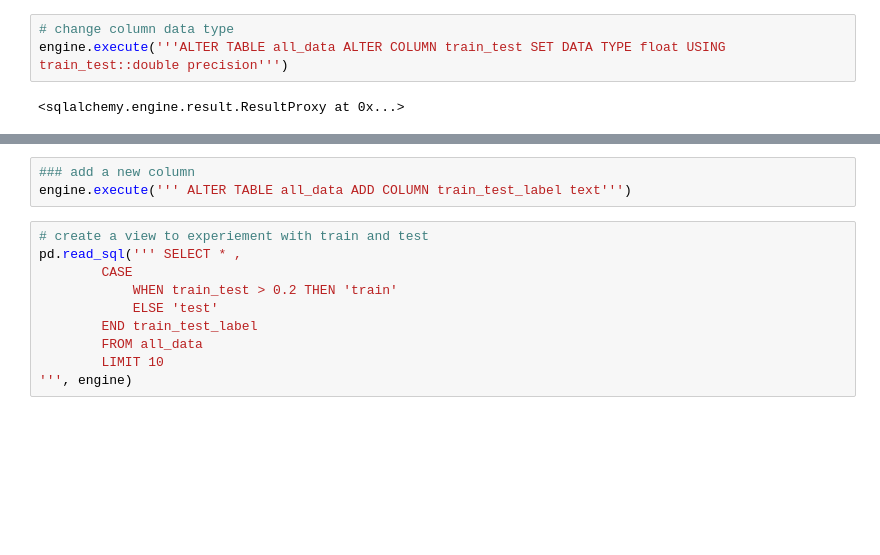
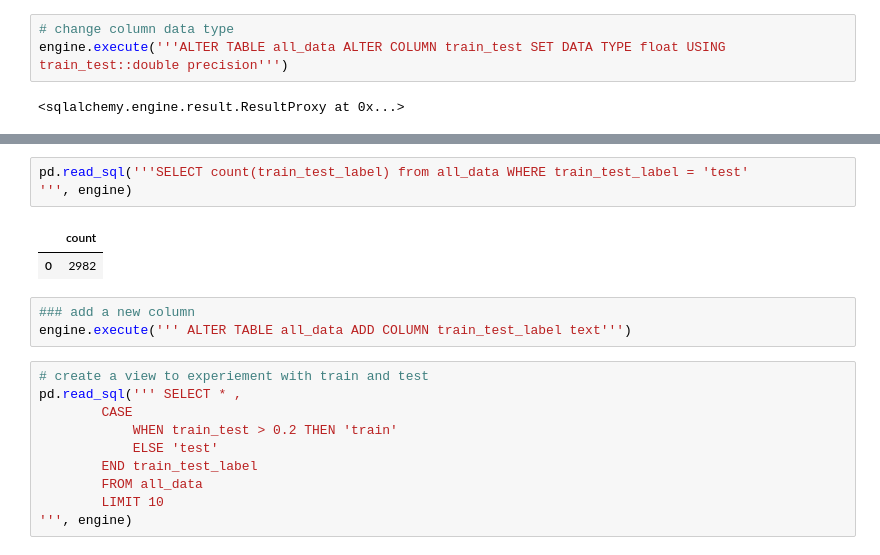
Before and after one commit to jamobe/DataScienceJobs, a Jupyter notebook: SQL/DatabaseAdditionsWorkflow.ipynb, the cells around one changed output, grey strips where cells are left out. Saved outputs shown, nothing was run; the diff lists cells and outputs as text; blank space fills up the shorter version.

```diff
--- a/SQL/DatabaseAdditionsWorkflow.ipynb
+++ b/SQL/DatabaseAdditionsWorkflow.ipynb
@@ -65,6 +64,12 @@ engine.execute(''' UPDATE all_data
                     WHERE train_test IS NOT NULL''')
 # %% [output]
 <sqlalchemy.engine.result.ResultProxy at 0x...>
+# %%
+pd.read_sql('''SELECT count(train_test_label) from all_data WHERE train_test_label = 'test'
+''', engine)
+# %% [output]
+|  | count |
+| 0 | 2982 |
 # %%
 ### add a new column
 engine.execute(''' ALTER TABLE all_data ADD COLUMN train_test_label text''')
```
Also changed, not shown: parts of 2 cells of this notebook.
